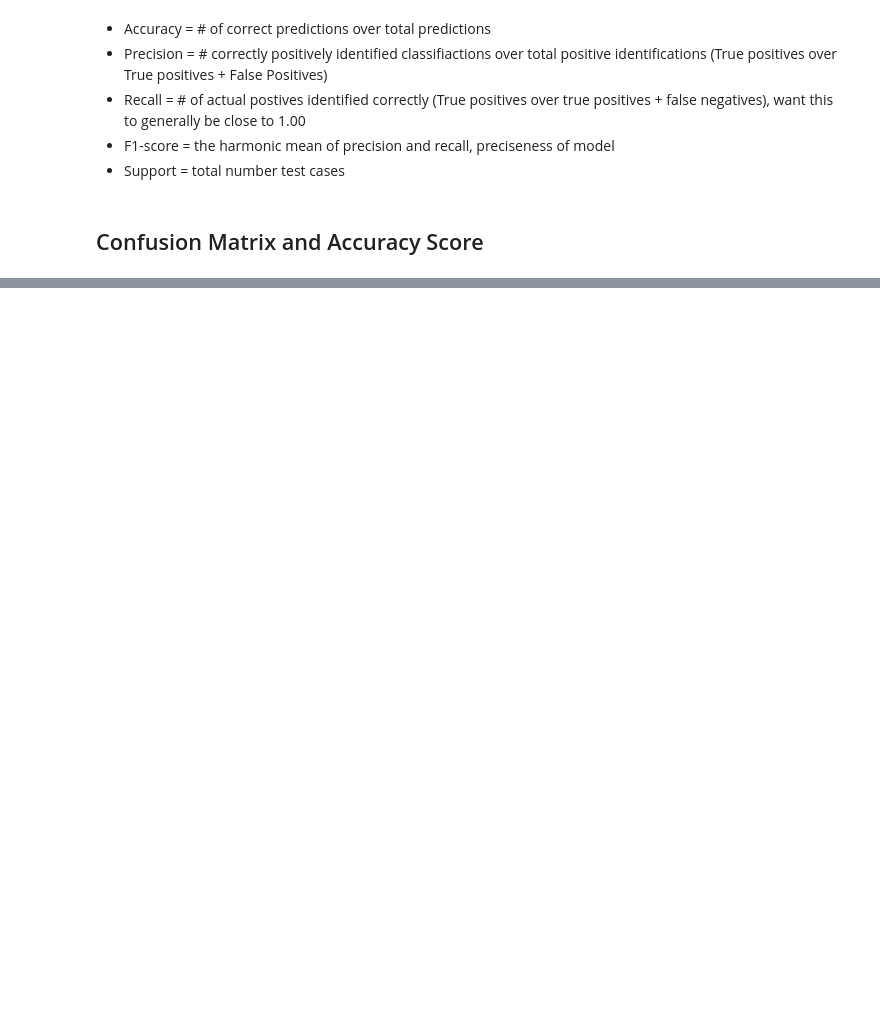
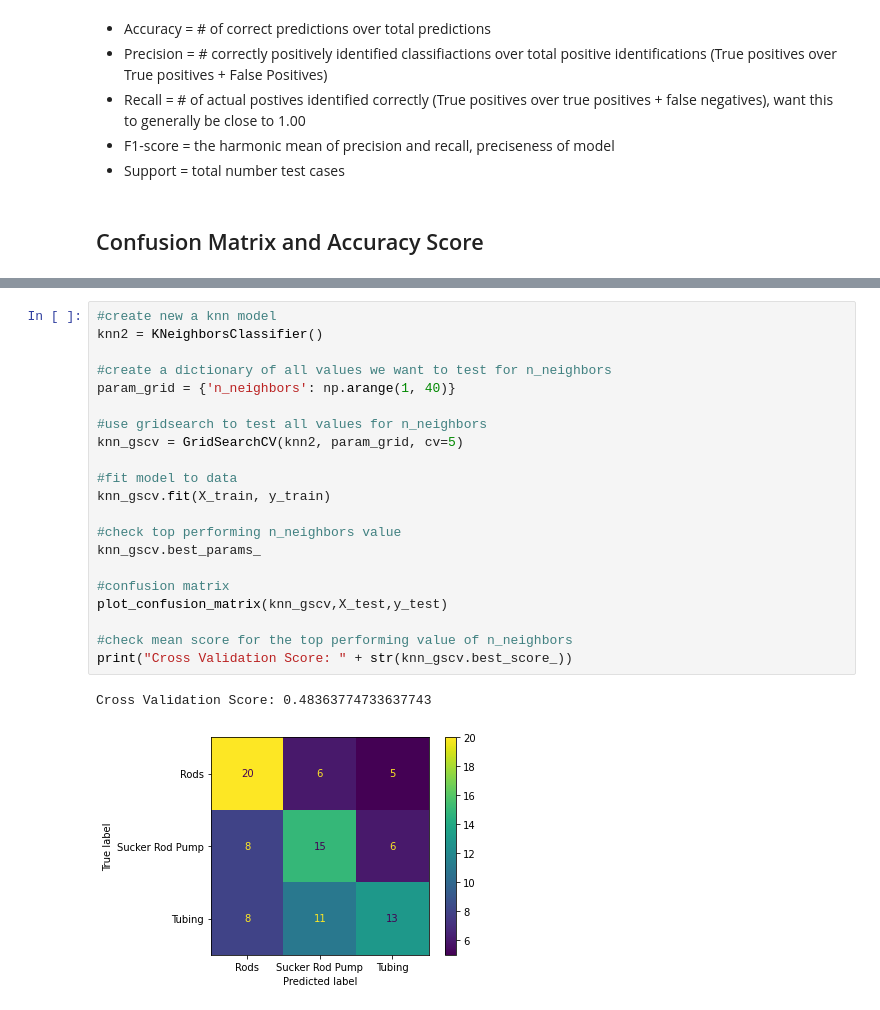
Before and after one commit to alimodak/Ali-Modak_Rod-Pump, a Jupyter notebook: Jupyter/mvp1/KNN_model.ipynb, the cells around one changed output, grey strips where cells are left out. Cells and saved outputs as stored; diff of their text form; blank space fills up the shorter version.

```diff
--- a/Jupyter/mvp1/KNN_model.ipynb
+++ b/Jupyter/mvp1/KNN_model.ipynb
@@ -132,0 +141,24 @@ The best accuracy of the KNN model unsing a K value of 18 is: 0.6580645161290323
+# %%
+#create new a knn model
+knn2 = KNeighborsClassifier()
+
+#create a dictionary of all values we want to test for n_neighbors
+param_grid = {'n_neighbors': np.arange(1, 40)}
+
+#use gridsearch to test all values for n_neighbors
+knn_gscv = GridSearchCV(knn2, param_grid, cv=5)
+
+#fit model to data
+knn_gscv.fit(X_train, y_train)
+
+#check top performing n_neighbors value
+knn_gscv.best_params_
+
+#confusion matrix
+plot_confusion_matrix(knn_gscv,X_test,y_test)
+
+#check mean score for the top performing value of n_neighbors
+print("Cross Validation Score: " + str(knn_gscv.best_score_))
+# %% [output]
+Cross Validation Score: 0.48363774733637743
+[figure, added]
```
Also changed, not shown: parts of 9 cells of this notebook.
